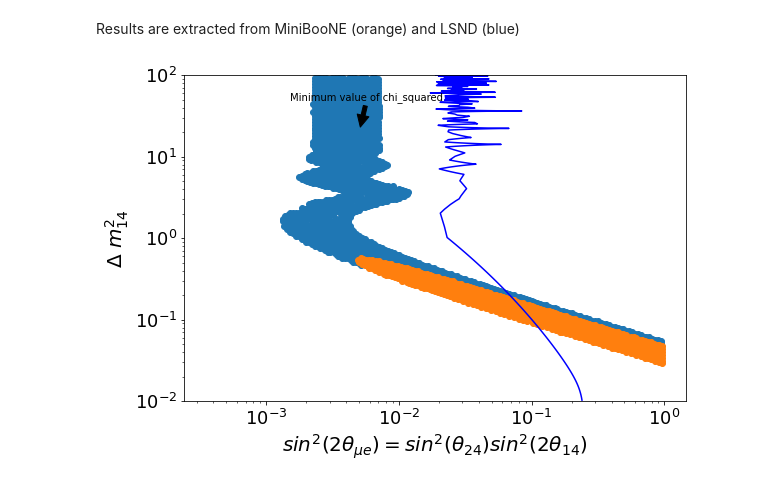
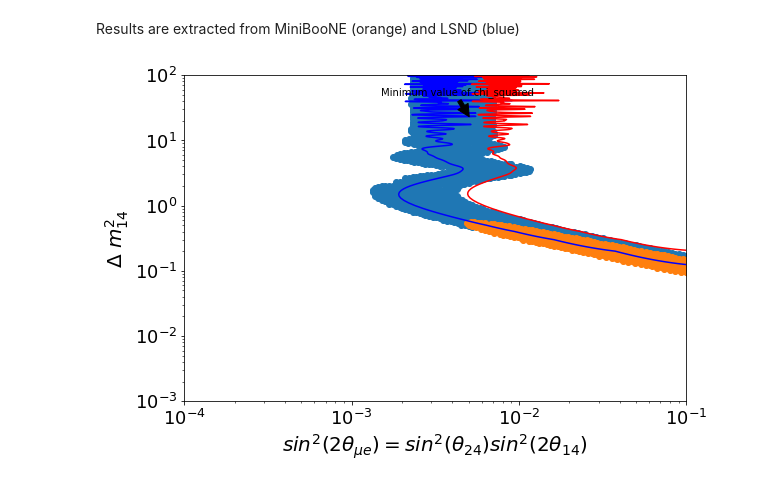
Before and after one commit to finnerudo/MScproject, a Jupyter notebook: MainAnalysis_refresh.ipynb, the cells around one changed output. Cells and saved outputs as stored; diff of their text form; code cells hidden in the pictures.

```diff
--- a/MainAnalysis_refresh.ipynb
+++ b/MainAnalysis_refresh.ipynb
@@ -122,16 +122,20 @@ def Selections(frame):
     ###selection = selection & (trk_start_x_v < 250) & (trk_start_x_v > 10)
 
     # remove the massive energy spike thats unphysical
-    selection = selection & (trk_energy_tot < 4)
+    selection = selection & (trk_energy_tot < 2)
 
     # remove the 0 component from nu cosmic distance
     selection = selection & (cosmic_distance > 10)
 
     # take out topological score below a certain value (0.4)
-    selection = selection & (topological > 0.2)
+    selection = selection & (topological > 0.15)
 
     # remove trk_len_v values below 200
     #selection = selection & (trk_len_v > 200)
+
+
+    ### OLES SELECTION CRITERIA
+    ###selection = selection & (trk_end_z_v > 10) & (trk_start_x_v > 20)&(trk_start_x_v<240) & (trk_start_y_v > -100)&(trk_start_y_v<100) & (_closestNuCosmicDist > 20) & (trk_len_v > 30) & (trk_len_v < 1000) & (trk_end_y_v > -110) & (trk_end_y_v < 100)
 
     # separate frame from frame_selection to allow for efficiency calculations
     frame_selection = frame[selection]
@@ -339,9 +343,9 @@ def chi_squared_mapping(MC_heights, data_heights, theta_list, mass_list, bin_cen
     return chi_square_map
 # %%
 # now lets try mapping the chi_square for two linspaces
-increment = 100
-theta_vals = np.linspace(0.001, 1, num = increment)
-mass_vals = np.linspace(0.01, 100, num = increment)
+increment = 1000
+theta_vals = np.linspace(0.00001, 1, num = increment)
+mass_vals = np.linspace(0.0001, 100, num = increment)
 # %%
 chi_square_map = chi_squared_mapping(mc_dump, data_dump, theta_vals, mass_vals, bin_centers)
 # %%
@@ -454,7 +464,10 @@ plt.show()
 
 make new probability oscillation functions for the 3+1 model, apply them to get a result
 # %%
-ue_theta_vals = 0.24*theta_vals
+#ue_theta_vals = 0.24*theta_vals
+cal1 = 1/(2*(1-0.24))*0.24
+cal2 = (1 - np.sqrt(1-theta_vals))
+ue_theta_vals = cal1*cal2
 xxx, yyy = np.meshgrid(ue_theta_vals, mass_vals, indexing='ij')
 # %% [markdown]
 # Compare your result with MiniBooNE
@@ -463,25 +476,29 @@ Results are extracted from MiniBooNE (orange) and LSND (blue)
 # %%
 # Load data
 LSND_data = pd.read_csv('./data/DataSet_LSND.csv').to_numpy()
 MiniBooNE_data = pd.read_csv('./data/DataSet_MiniBooNE.csv').to_numpy()
 plt.figure(figsize=(9,6))
 # Plot data
 plt.plot(LSND_data[:,0],LSND_data[:,1],'o')
 plt.plot(MiniBooNE_data[:,0],MiniBooNE_data[:,1],'o')
 
+# 0.24 multiple
 plt.annotate('Minimum value of chi_squared', xy=(0.0212*0.24, 22.23), xytext=(0.0015,50),arrowprops=dict(facecolor='black', shrink=0.05))
 
-colors =  ['blue']
-CS = plt.contour(xxx, yyy, chi_square_div, [16.46], colors = colors)
+# 99% CL, 90% CL
+colors =  ['blue', 'red']
+CS = plt.contour(xxx, yyy, chi_square_div, [ 11.524, 16.473], colors = colors)
 
 plt.xlabel(r'$sin^2(2\theta_{\mu e})=sin^2(\theta_{24})sin^2(2\theta_{14})$',fontsize=20)
 plt.ylabel(r'$\Delta$ $m_{14}^2$',fontsize=20)
 plt.xticks(fontsize=18)
 plt.yticks(fontsize=18)
+plt.xlim([10**(-4), 0.1])
+plt.ylim([10**(-3), 10**2])
 plt.yscale('log')
 plt.xscale('log')
 plt.show()
 # %% [output]
-[figure, old version]
+[figure, new version]
 # %%
 # check sigma values around the minimum value of chi squared?
```
Also changed, not shown: parts of 11 cells of this notebook, 7 other files.
